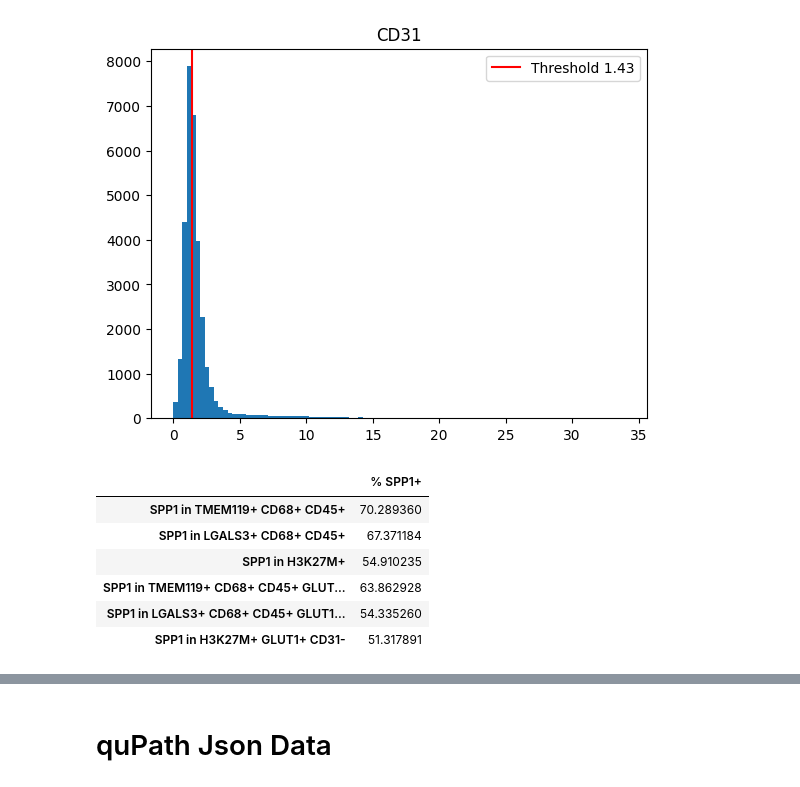
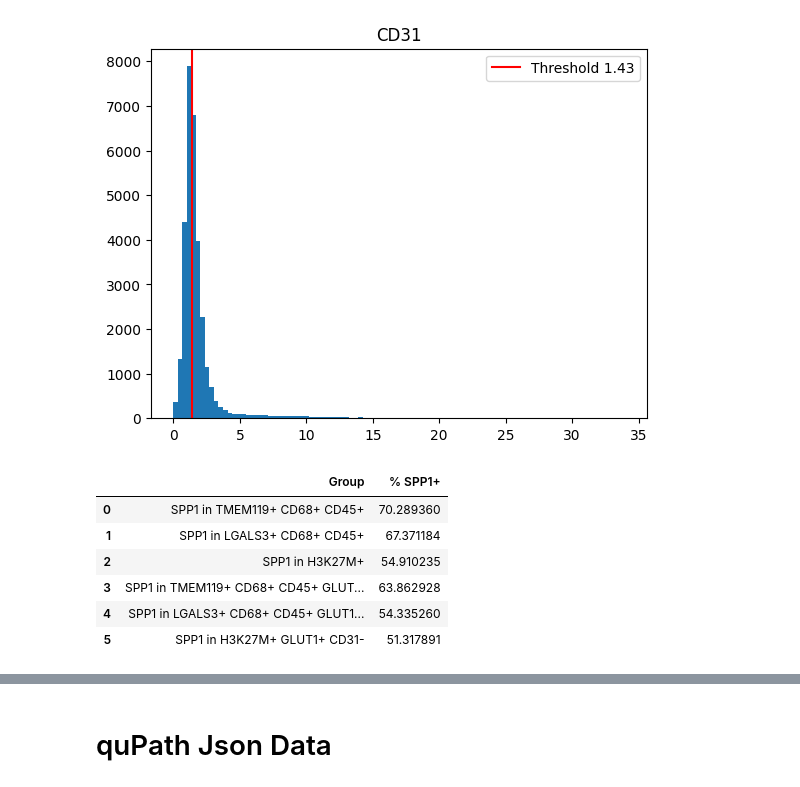
Before and after one commit to sadeghetemad/nencki-image-segmentation, a Jupyter notebook: notebooks/patient_analysis.ipynb, the cells around one changed output, grey strips where cells are left out. Cells and saved outputs as stored; diff of their text form; code cells hidden in the pictures.

```diff
--- a/notebooks/patient_analysis.ipynb
+++ b/notebooks/patient_analysis.ipynb
@@ -151,32 +152,38 @@ def pos(data, marker, nucleus=False):
     col = f"Nucleus: {marker}: Mean" if nucleus else f"Cell: {marker}: Mean"
     return data[col] > TH[marker]
 # %%
+# # Definition of cell-type and condition-specific masks based on marker expression:
+# - microglia_like: TMEM119+ CD68+ CD45+ (resident brain microglia with immune activity)
+# - macrophage_like: LGALS3+ CD68+ CD45+ (infiltrating/activated macrophages)
+# - h3k27m: H3K27M mutation marker in the nucleus (tumor-specific histone mutation)
+# - hypoxic: GLUT1+ and CD31- (hypoxic tissue cells, non-endothelial)
 microglia_like = pos(data, "TMEM119") & pos(data, "CD68") & pos(data, "CD45")
 macrophage_like = pos(data, "LGALS3") & pos(data, "CD68") & pos(data, "CD45")
 h3k27m = pos(data, "H3K27M", nucleus=True)
 hypoxic = pos(data, "GLUT1") & (~pos(data, "CD31"))
 
 results = {}
 
 results["SPP1 in TMEM119+ CD68+ CD45+"] = (data.loc[microglia_like, "Cell: SPP1: Mean"] > TH["SPP1"]).mean() * 100
 results["SPP1 in LGALS3+ CD68+ CD45+"] = (data.loc[macrophage_like, "Cell: SPP1: Mean"] > TH["SPP1"]).mean() * 100
 results["SPP1 in H3K27M+"] = (data.loc[h3k27m, "Cell: SPP1: Mean"] > TH["SPP1"]).mean() * 100
 
 results["SPP1 in TMEM119+ CD68+ CD45+ GLUT1+ CD31-"] = (data.loc[microglia_like & hypoxic, "Cell: SPP1: Mean"] > TH["SPP1"]).mean() * 100
 results["SPP1 in LGALS3+ CD68+ CD45+ GLUT1+ CD31-"] = (data.loc[macrophage_like & hypoxic, "Cell: SPP1: Mean"] > TH["SPP1"]).mean() * 100
 results["SPP1 in H3K27M+ GLUT1+ CD31-"] = (data.loc[h3k27m & hypoxic, "Cell: SPP1: Mean"] > TH["SPP1"]).mean() * 100
 
 summary = pd.DataFrame.from_dict(results, orient="index", columns=["% SPP1+"])
 summary["% SPP1+"] = summary["% SPP1+"].fillna("No cells")
+summary.reset_index(inplace=True, names=["Group"])
 summary
 
 # Save summary
 # summary.to_csv("SPP1_percentages_summary.csv")
 # %% [output]
-|  | % SPP1+ |
-| SPP1 in TMEM119+ CD68+ CD45+ | 70.289360 |
-| SPP1 in LGALS3+ CD68+ CD45+ | 67.371184 |
-| SPP1 in H3K27M+ | 54.910235 |
-| SPP1 in TMEM119+ CD68+ CD45+ GLUT... | 63.862928 |
-| SPP1 in LGALS3+ CD68+ CD45+ GLUT1... | 54.335260 |
-| SPP1 in H3K27M+ GLUT1+ CD31- | 51.317891 |
+|  | Group | % SPP1+ |
+| 0 | SPP1 in TMEM119+ CD68+ CD45+ | 70.289360 |
+| 1 | SPP1 in LGALS3+ CD68+ CD45+ | 67.371184 |
+| 2 | SPP1 in H3K27M+ | 54.910235 |
+| 3 | SPP1 in TMEM119+ CD68+ CD45+ GLUT... | 63.862928 |
+| 4 | SPP1 in LGALS3+ CD68+ CD45+ GLUT1... | 54.335260 |
+| 5 | SPP1 in H3K27M+ GLUT1+ CD31- | 51.317891 |
```
Also changed, not shown: parts of 3 cells of this notebook.
